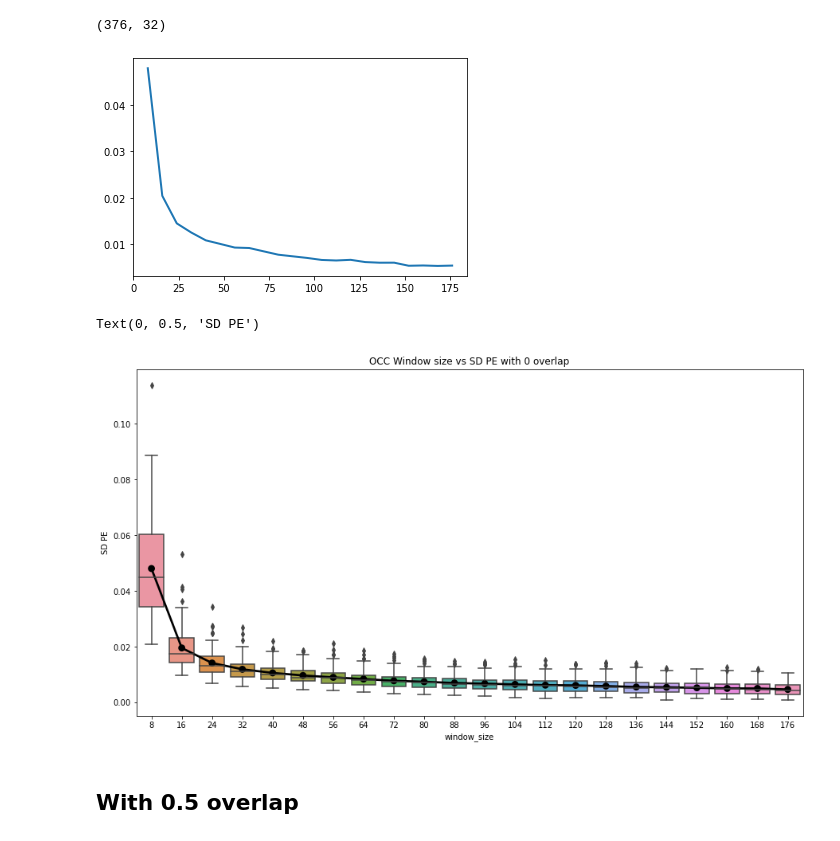
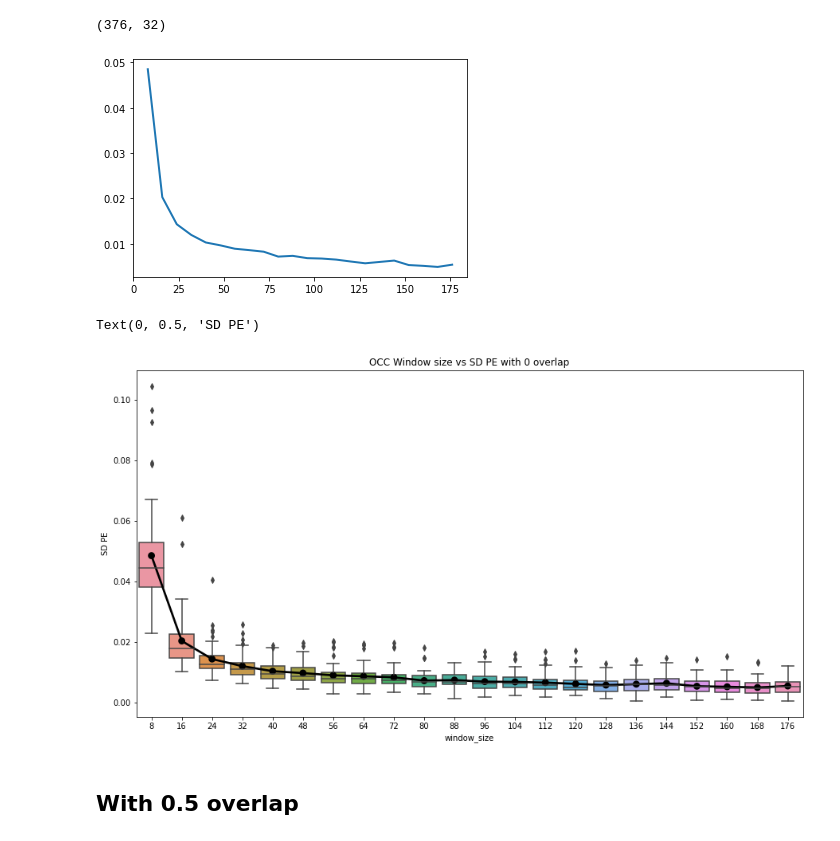
Before and after one commit to catalinabustam/hmm_tms, a Jupyter notebook: permutation entropy_windows_size.ipynb, the cells around one changed output. Saved outputs shown, nothing was run; the diff lists cells and outputs as text; code cells hidden in the pictures.

```diff
--- a/permutation entropy_windows_size.ipynb
+++ b/permutation entropy_windows_size.ipynb
@@ -72,10 +71,15 @@ def get_all_data(scans, stimuli,subjects, dirpath, parcel,schafer):
+# %%
+occ_pre, subjects_list_occ_pre = get_all_data(['_scan_restpre'], ['ses-occ'], subjects, dirpath, parcel,schafer)
+fro_pre, subjects_list_fro_pre = get_all_data(['_scan_restpre'], ['ses-fro'], subjects, dirpath, parcel,schafer)
+
+
+pre_average = list((np.array(fro_pre) + np.array(occ_pre))/2)
 # %% [markdown]
 ## OCC
 # %%
-occ_pre, subjects_list_occ_pre = get_all_data(['_scan_restpre'], ['ses-occ'], subjects, dirpath, parcel,schafer)
 occ_post, subjects_list_occ_post =  get_all_data(['_scan_restpost'], ['ses-occ'], subjects, dirpath, parcel,schafer)
 
-all_occ = occ_pre + occ_post
+all_occ = pre_average + occ_post
 subjects_occ = subjects_list_occ_pre + subjects_list_occ_post
 y_occ = [0]*len(subjects_list_occ_pre) + [1]*len(subjects_list_occ_post)
 
@@ -113,7 +117,7 @@ for w in notebook.tqdm(range_l):
         pe_w = []
         for window in notebook.tqdm(windows_signal):
             segment = window.T
-            pe_channel, pe_cross, norm_pe_cross = mmpe.mpe(segment,3,1)
+            pe_channel, pe_cross, norm_pe_cross = mmpe_util.mpe(segment,3,1)
             pe_w.append(norm_pe_cross)
 
         ws_subjects_st.append(statistics.stdev(pe_w))
@@ -127,21 +131,21 @@ ax.plot(list(range_l), np.mean( ws_st_0, axis=1) , linewidth=2.0)
 
 plt.show()
 # %% [output]
-[figure, old version]
+[figure, new version]
 # %%
 array_0= np.array(ws_st_0)
-pa_ws_st_0 = pd.DataFrame(array)
+pa_ws_st_0 = pd.DataFrame(array_0)
 pa_ws_st_0["window_size"] = list(range_l)
 pa_ws_st_0_melt = pd.melt(pa_ws_st_0, id_vars='window_size', var_name='subject', value_name = 'sd_pe')
 # %%
 fig, ax = plt.subplots(figsize=(15,8))
 sns.boxplot(x="window_size", y="sd_pe",
             data=pa_ws_st_0_melt).set(title='OCC Window size vs SD PE with 0 overlap')
-sns.pointplot(x='window_size', y='sd_pe', data=pa_ws_st_melt, ci=None, color='black')
+sns.pointplot(x='window_size', y='sd_pe', data=pa_ws_st_0_melt, ci=None, color='black')
 plt.ylabel('SD PE')
 # %% [output]
 Text(0, 0.5, 'SD PE')
-[figure, old version]
+[figure, new version]
 # %%
 with open('ws_sd0.pkl', 'wb') as f:
     pickle.dump(ws_st_0, f)
```
Also changed, not shown: parts of 3 cells of this notebook, 20 other files.
